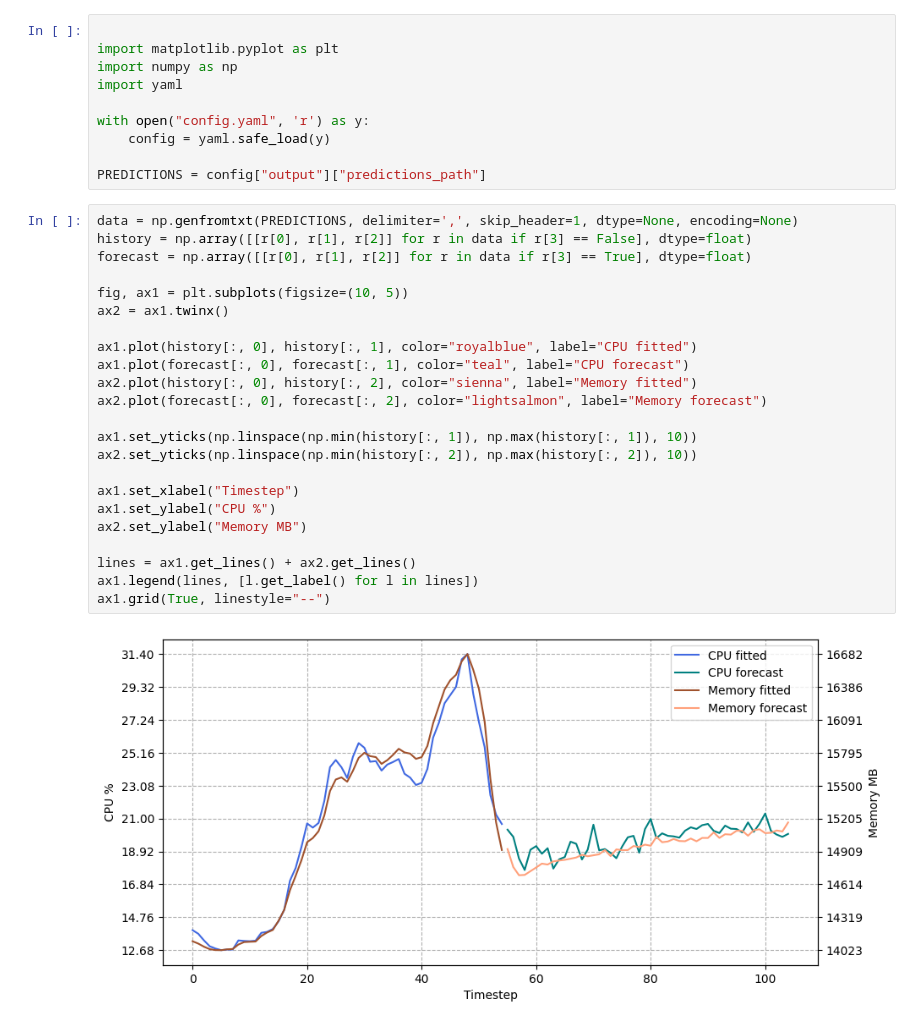
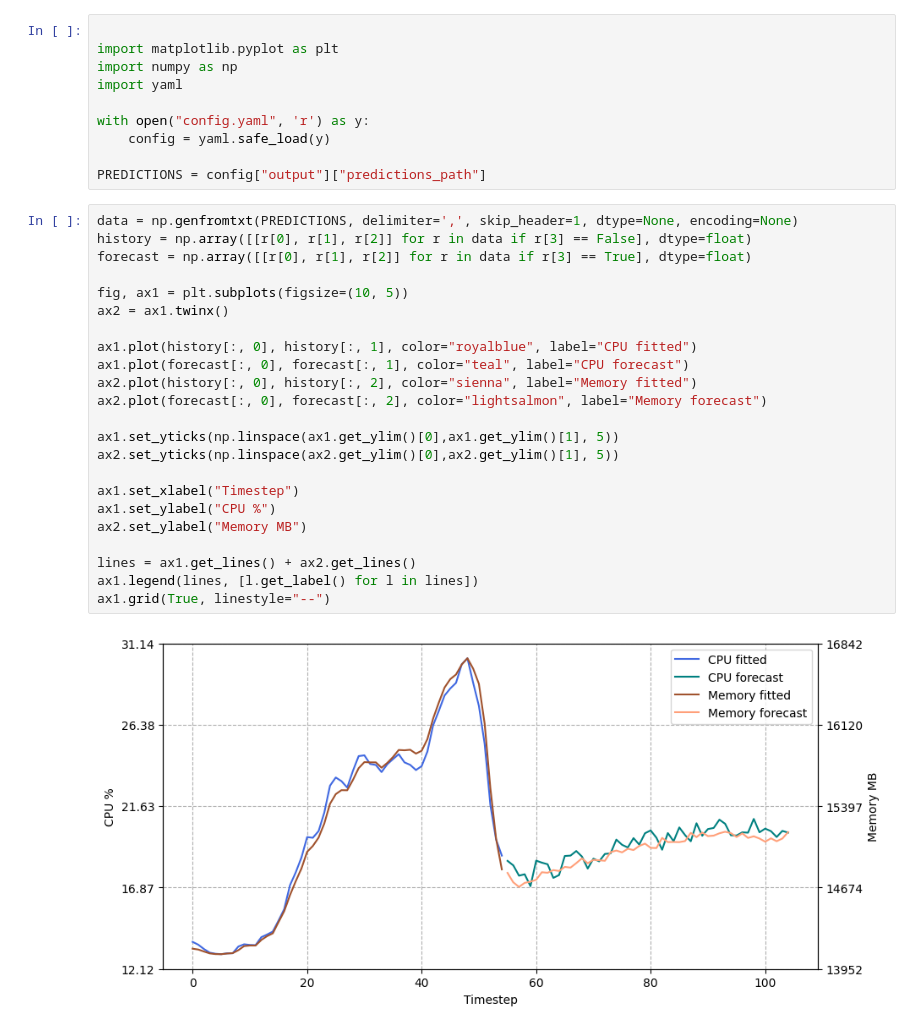
Before and after one commit to melihsenlen/sentinel_curve, a Jupyter notebook: analysis.ipynb, the cells around one changed output. Saved outputs shown, nothing was run; the diff lists cells and outputs as text.

Commit message:
Fixed a small graphical issue. Clarify the data getting read before inference. Accustom changes in the monitor in readme.

```diff
--- a/analysis.ipynb
+++ b/analysis.ipynb
@@ -11,25 +11,25 @@ PREDICTIONS = config["output"]["predictions_path"]
 # %%
 data = np.genfromtxt(PREDICTIONS, delimiter=',', skip_header=1, dtype=None, encoding=None)
 history = np.array([[r[0], r[1], r[2]] for r in data if r[3] == False], dtype=float)
 forecast = np.array([[r[0], r[1], r[2]] for r in data if r[3] == True], dtype=float)
 
 fig, ax1 = plt.subplots(figsize=(10, 5))
 ax2 = ax1.twinx()
 
 ax1.plot(history[:, 0], history[:, 1], color="royalblue", label="CPU fitted")
 ax1.plot(forecast[:, 0], forecast[:, 1], color="teal", label="CPU forecast")
 ax2.plot(history[:, 0], history[:, 2], color="sienna", label="Memory fitted")
 ax2.plot(forecast[:, 0], forecast[:, 2], color="lightsalmon", label="Memory forecast")
 
-ax1.set_yticks(np.linspace(np.min(history[:, 1]), np.max(history[:, 1]), 10))
-ax2.set_yticks(np.linspace(np.min(history[:, 2]), np.max(history[:, 2]), 10))
+ax1.set_yticks(np.linspace(ax1.get_ylim()[0],ax1.get_ylim()[1], 5))
+ax2.set_yticks(np.linspace(ax2.get_ylim()[0],ax2.get_ylim()[1], 5))
 
 ax1.set_xlabel("Timestep")
 ax1.set_ylabel("CPU %")
 ax2.set_ylabel("Memory MB")
 
 lines = ax1.get_lines() + ax2.get_lines()
 ax1.legend(lines, [l.get_label() for l in lines])
 ax1.grid(True, linestyle="--")
 # %% [output]
-[figure, old version]
+[figure, new version]
```
Also changed, not shown: 3 other files.
